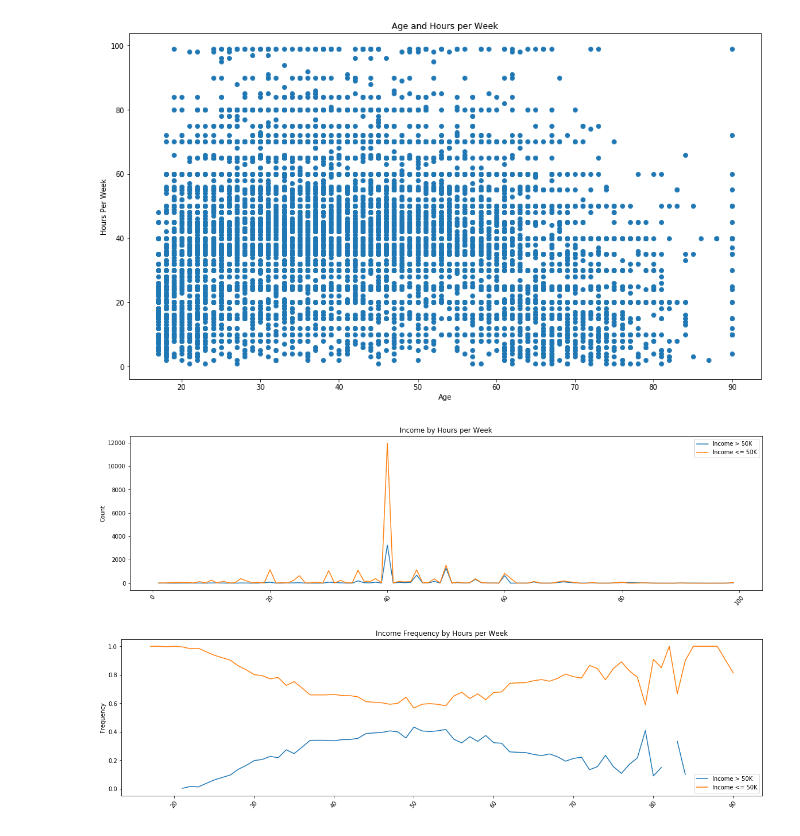
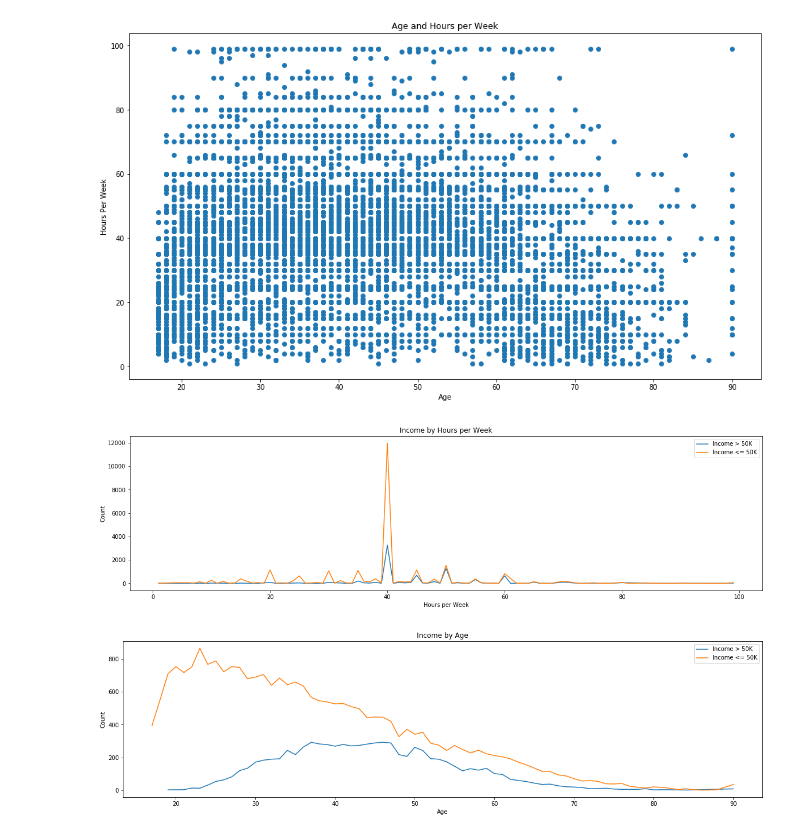
Before and after one commit to s3604730/PDSAssignment2, a Jupyter notebook: Data Exploration.ipynb, the cells around one changed output. Cells and saved outputs as stored; diff of their text form; code cells hidden in the pictures.

Commit message:
income/education-num

```diff
--- a/Data Exploration.ipynb
+++ b/Data Exploration.ipynb
@@ -370,29 +370,29 @@ ax = plt.subplots(figsize=(20,5))
 p1=plt.plot(ratio_hours_2.index.get_values(),ratio_hours_2)
 p2=plt.plot(ratio_hours_1.index.get_values(),ratio_hours_1)
 plt.ylabel('Count')
-plt.xticks(rotation=50)
+plt.xlabel('Hours per Week')
 plt.title('Income by Hours per Week')
 plt.legend((p1[0], p2[0]), ('Income > 50K', 'Income <= 50K'))
 plt.show()
 # %% [output]
-[figure, old version]
+[figure, new version]
 # %%
-#group data by hours-per-week
-grouped_hours = df.groupby('age')
-#get data where income are lower than 50K or greater than 50k and group them by hours-per-week
-grouped_hours_1 = df[df['income'] == ' <=50K'].groupby('age')
-grouped_hours_2 = df[df['income'] == ' >50K'].groupby('age')
-#caculate the count of income (<=50K) for each group
-ratio_hours_1=grouped_hours_1['age'].count()
-ratio_hours_2=grouped_hours_2['age'].count()
+#group data by age
+grouped_age = df.groupby('age')
+#get data where income are lower than 50K or greater than 50k and group them by age
+grouped_age_1 = df[df['income'] == ' <=50K'].groupby('age')
+grouped_age_2 = df[df['income'] == ' >50K'].groupby('age')
+#caculate the count of income (<=50K) and (>50K) for each group
+ratio_age_1=grouped_age_1['age'].count()
+ratio_age_2=grouped_age_2['age'].count()
 # set the size of chart
 ax = plt.subplots(figsize=(20,5))
-p1=plt.plot(ratio_hours_2.index.get_values(),ratio_hours_2)
-p2=plt.plot(ratio_hours_1.index.get_values(),ratio_hours_1)
-plt.ylabel('Frequency')
-plt.xticks(rotation=50)
-plt.title('Income Frequency by Hours per Week')
+p1=plt.plot(ratio_age_2.index.get_values(),ratio_age_2)
+p2=plt.plot(ratio_age_1.index.get_values(),ratio_age_1)
+plt.ylabel('Count')
+plt.xlabel('Age')
+plt.title('Income by Age')
 plt.legend((p1[0], p2[0]), ('Income > 50K', 'Income <= 50K'))
 plt.show()
 # %% [output]
-[figure, old version]
+[figure, new version]
```
Also changed, not shown: parts of 1 cell of this notebook.
